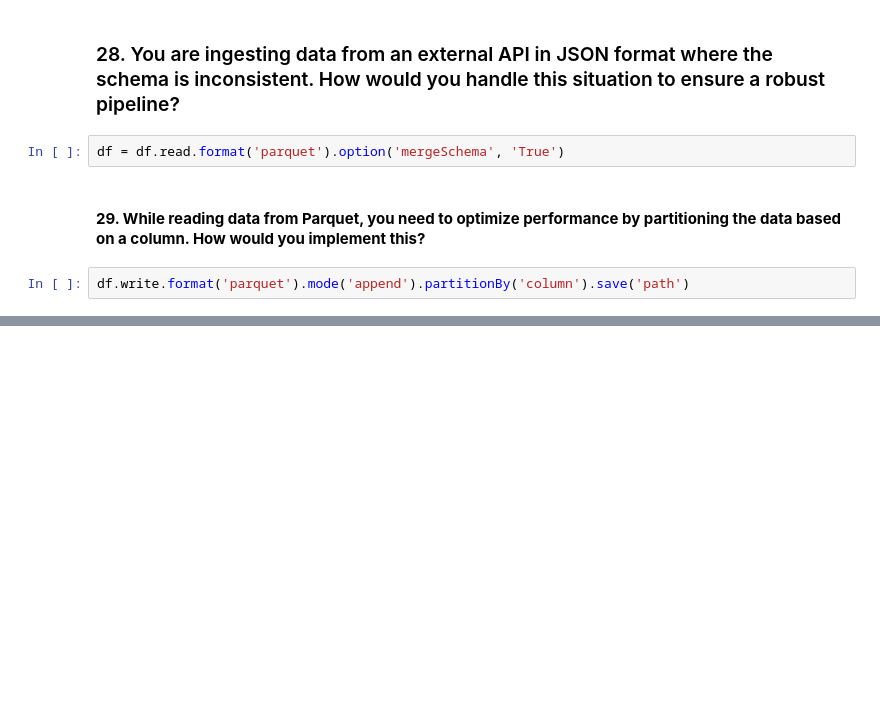
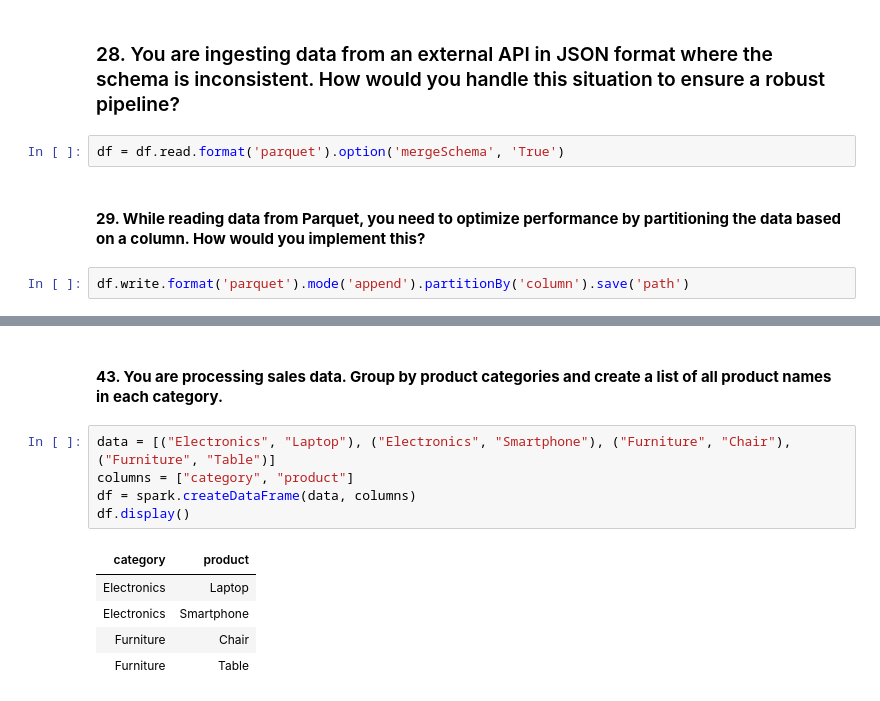
Before and after one commit to Abishek0710/Interview-Questions-Preparation, a Jupyter notebook: Pyspark Interview Qns/PySpark Interview.ipynb, the cells around one changed output, grey strips where cells are left out. Drawn from its saved outputs; the diff is of its cells as text; blank space fills up the shorter version.

```diff
--- a/Pyspark Interview Qns/PySpark Interview.ipynb
+++ b/Pyspark Interview Qns/PySpark Interview.ipynb
@@ -560,0 +610,13 @@ df.write.format('parquet').mode('append').partitionBy('column').save('path')
+# %% [markdown]
+#### **43. You are processing sales data. Group by product categories and create a list of all product names in each category.**
+# %%
+data = [("Electronics", "Laptop"), ("Electronics", "Smartphone"), ("Furniture", "Chair"), ("Furniture", "Table")]
+columns = ["category", "product"]
+df = spark.createDataFrame(data, columns)
+df.display()
+# %% [output]
+| category | product |
+| Electronics | Laptop |
+| Electronics | Smartphone |
+| Furniture | Chair |
+| Furniture | Table |
```
Also changed, not shown: parts of 33 cells of this notebook.
